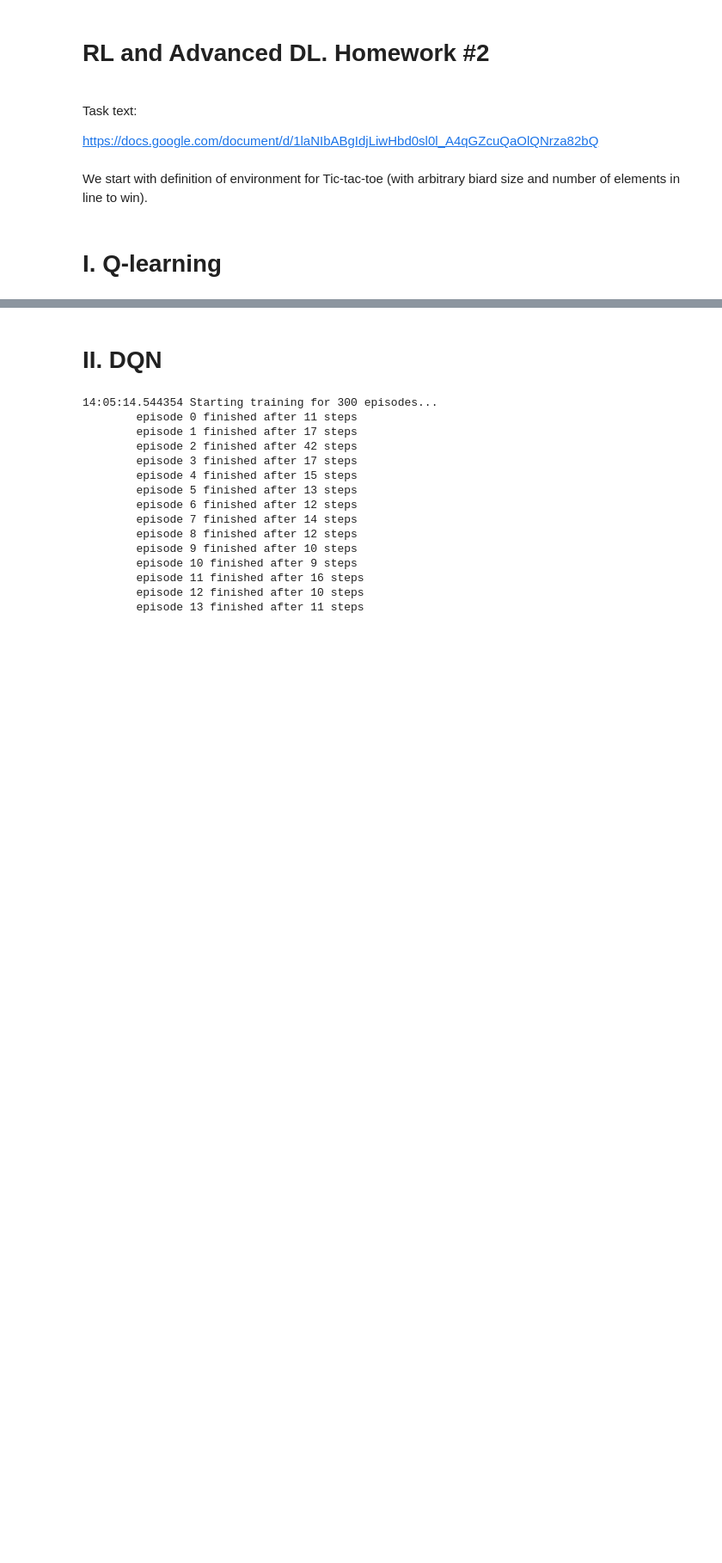
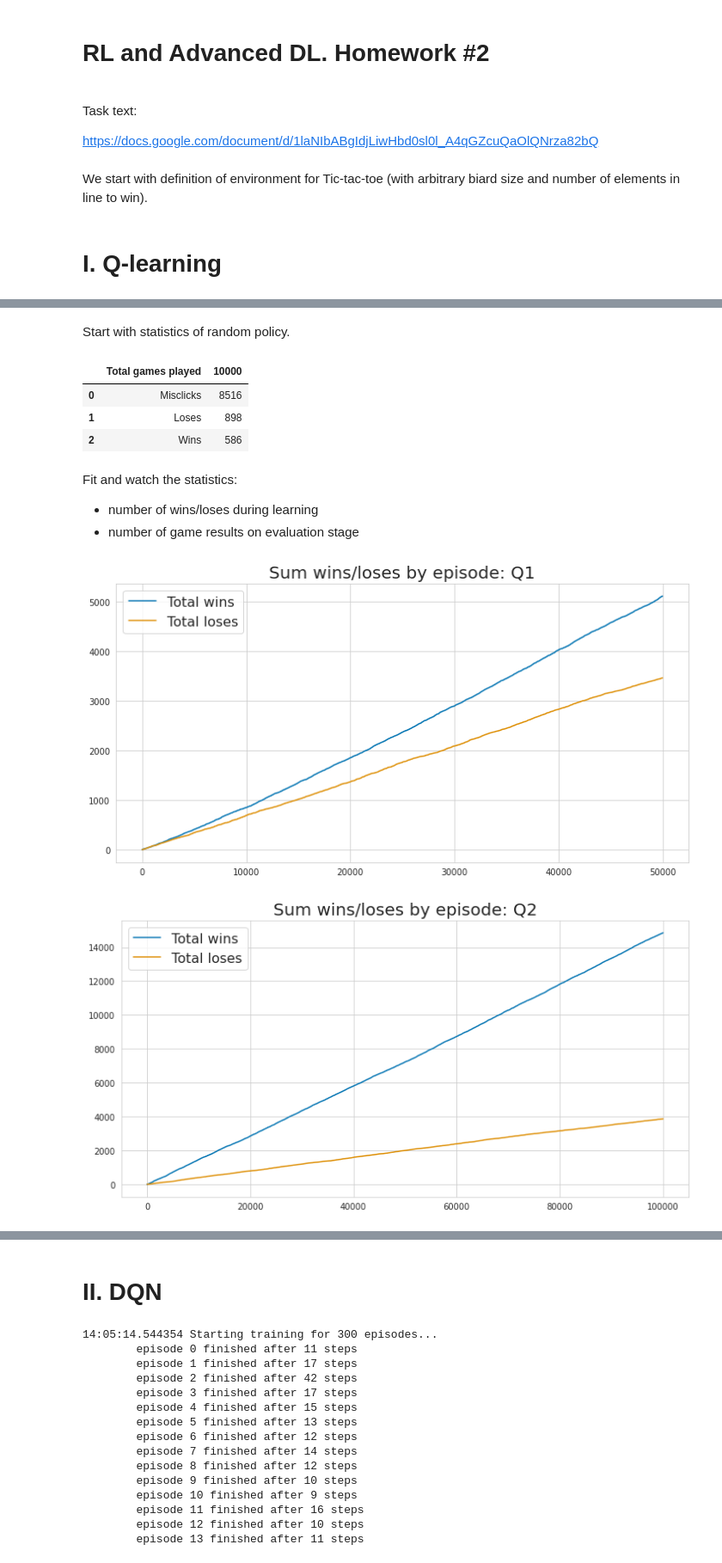
Before and after one commit to oortur/MADE, a Jupyter notebook: rl_dl_advanced/HW2_RL_for_tictactoe.ipynb, the cells around one changed output, grey strips where cells are left out. Shown at 86% size. Saved outputs shown, nothing was run; the diff lists cells and outputs as text; code cells hidden in the pictures; blank space fills up the shorter version.

```diff
--- a/rl_dl_advanced/HW2_RL_for_tictactoe.ipynb
+++ b/rl_dl_advanced/HW2_RL_for_tictactoe.ipynb
@@ -67,6 +70,10 @@ class TicTacToe(gym.Env):
         if self.boardHash is None:
             self.boardHash = ''.join(['%s' % (x+1) for x in self.board.reshape(self.n_rows * self.n_cols)])
         return self.boardHash
+
+    def getNumHash(self):
+        str_hash = self.getHash()
+        return int(str_hash, base=3)
 
     def isTerminal(self):
         # проверим, не закончилась ли игра
@@ -115,7 +122,7 @@ class TicTacToe(gym.Env):
         print('----'*(self.n_cols)+'-')
 
     def getState(self):
-        return (self.getHash(), self.getEmptySpaces(), self.curTurn)
+        return (self.board, self.getHash(), self.getEmptySpaces(), self.curTurn)
 
     def action_from_int(self, action_int):
         return ( int(action_int / self.n_cols), int(action_int % self.n_cols))
@@ -280,0 +489,27 @@ def plot_durations(xs, labels):
+# %%
+def print_game_results(results):
+    n_games = sum(list(results.values()))
+    df = pd.DataFrame(data={
+        'Total games played': list(results.keys()),
+        str(n_games): list(results.values()),
+    })
+    return df
+
+
+def plot_rewards_by_episode(rewards_by_episode, title=''):
+    rewards_by_episode = np.array(rewards_by_episode)
+
+    wins = np.zeros_like(rewards_by_episode)
+    wins[np.where(rewards_by_episode == 1)[0]] = 1
+    wins = wins.cumsum()
+
+    loses = np.zeros_like(rewards_by_episode)
+    loses[np.where(rewards_by_episode == -1)[0]] = 1
+    loses = loses.cumsum()
+
+    plt.figure(figsize=(12,6))
+    plt.plot(wins, label='Total wins')
+    plt.plot(loses, label='Total loses')
+    plt.title(label=f'Sum wins/loses by episode: {title}', fontsize=20)
+    plt.legend(fontsize=16)
+    plt.show()
@@ -280,0 +528,27 @@ def plot_durations(xs, labels):
+# %%
+BOARD_SIZE = 3
+env = TicTacToe(BOARD_SIZE, BOARD_SIZE, n_win=3)
+# %% [markdown]
+Start with statistics of random policy.
+# %%
+random_pi = compute_policy_by_Q(init_Q())
+results = evaluate_policy(env, random_pi, n_episodes=10000, player='x')
+print_game_results(results)
+# %% [output]
+|  | Total games played | 10000 |
+| 0 | Misclicks | 8516 |
+| 1 | Loses | 898 |
+| 2 | Wins | 586 |
+# %% [markdown]
+Fit and watch the statistics:
+- number of wins/loses during learning
+- number of game results on evaluation stage
+# %%
+Q1, reward_by_episode_1 = Q_learning_single_player(env, n_episodes=50000, player='x', temp_factor=0.5, verbose=True)
+Q2, reward_by_episode_2 = Q_learning_single_player(env, n_episodes=100000, player='o', temp_factor=0.5, verbose=True)
+# %%
+plot_rewards_by_episode(reward_by_episode_1, 'Q1')
+plot_rewards_by_episode(reward_by_episode_2, 'Q2')
+# %% [output]
+[figure, added]
+[figure, added]
```
Also changed, not shown: parts of 12 cells of this notebook.
